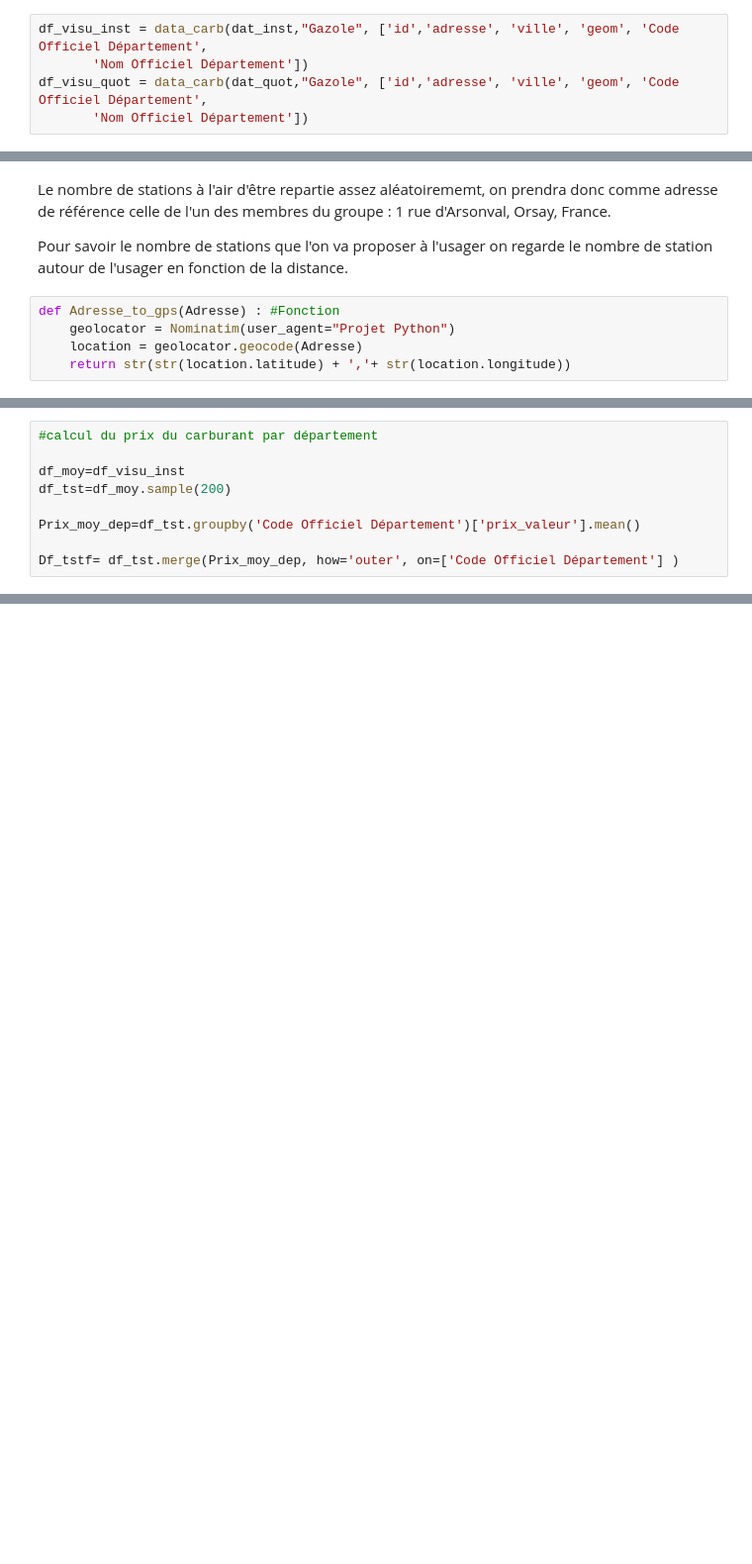
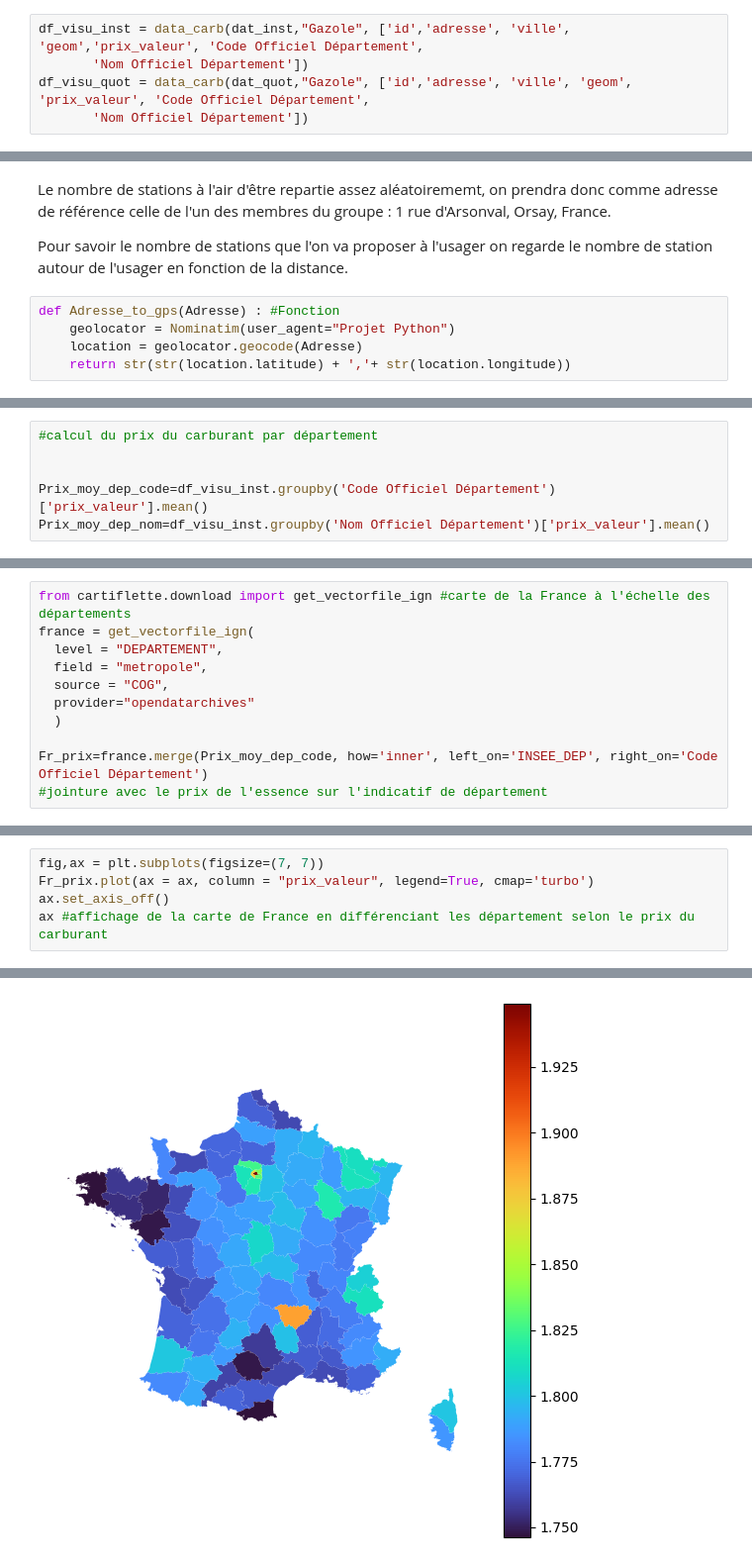
Before and after one commit to hlmth/projet-python, a Jupyter notebook: 1. visualisation.ipynb, the cells around one changed output, grey strips where cells are left out. Shown at 99% size. Saved outputs shown, nothing was run; the diff lists cells and outputs as text; blank space fills up the shorter version.

Commit message:
Carte prix + autre détails

```diff
--- a/1. visualisation.ipynb
+++ b/1. visualisation.ipynb
@@ -69,9 +69,9 @@ def data_carb(df, carb, colonnes_utiles):
     d.drop_duplicates(keep = 'first', inplace=True)
     return d
 # %%
-df_visu_inst = data_carb(dat_inst,"Gazole", ['id','adresse', 'ville', 'geom', 'Code Officiel Département',
+df_visu_inst = data_carb(dat_inst,"Gazole", ['id','adresse', 'ville', 'geom','prix_valeur', 'Code Officiel Département',
        'Nom Officiel Département'])
-df_visu_quot = data_carb(dat_quot,"Gazole", ['id','adresse', 'ville', 'geom', 'Code Officiel Département',
+df_visu_quot = data_carb(dat_quot,"Gazole", ['id','adresse', 'ville', 'geom', 'prix_valeur', 'Code Officiel Département',
        'Nom Officiel Département'])
 # %%
 print(df_visu_inst.shape)
@@ -145,9 +153,6 @@ plt.show()
 # %%
 #calcul du prix du carburant par département
 
-df_moy=df_visu_inst
-df_tst=df_moy.sample(200)
 
-Prix_moy_dep=df_tst.groupby('Code Officiel Département')['prix_valeur'].mean()
-
-Df_tstf= df_tst.merge(Prix_moy_dep, how='outer', on=['Code Officiel Département'] )
+Prix_moy_dep_code=df_visu_inst.groupby('Code Officiel Département')['prix_valeur'].mean()
+Prix_moy_dep_nom=df_visu_inst.groupby('Nom Officiel Département')['prix_valeur'].mean()
@@ -153,0 +162,11 @@ Df_tstf= df_tst.merge(Prix_moy_dep, how='outer', on=['Code Officiel Département
+# %%
+from cartiflette.download import get_vectorfile_ign #carte de la France à l'échelle des départements
+france = get_vectorfile_ign(
+  level = "DEPARTEMENT",
+  field = "metropole",
+  source = "COG",
+  provider="opendatarchives"
+  )
+
+Fr_prix=france.merge(Prix_moy_dep_code, how='inner', left_on='INSEE_DEP', right_on='Code Officiel Département')
+#jointure avec le prix de l'essence sur l'indicatif de département
@@ -153,0 +176,6 @@ Df_tstf= df_tst.merge(Prix_moy_dep, how='outer', on=['Code Officiel Département
+# %%
+fig,ax = plt.subplots(figsize=(7, 7))
+Fr_prix.plot(ax = ax, column = "prix_valeur", legend=True, cmap='turbo')
+ax.set_axis_off()
+ax #affichage de la carte de France en différenciant les département selon le prix du carburant
+# %% [output]
@@ -153,0 +183 @@ Df_tstf= df_tst.merge(Prix_moy_dep, how='outer', on=['Code Officiel Département
+[figure, added]
```
Also changed, not shown: parts of 13 cells of this notebook.
